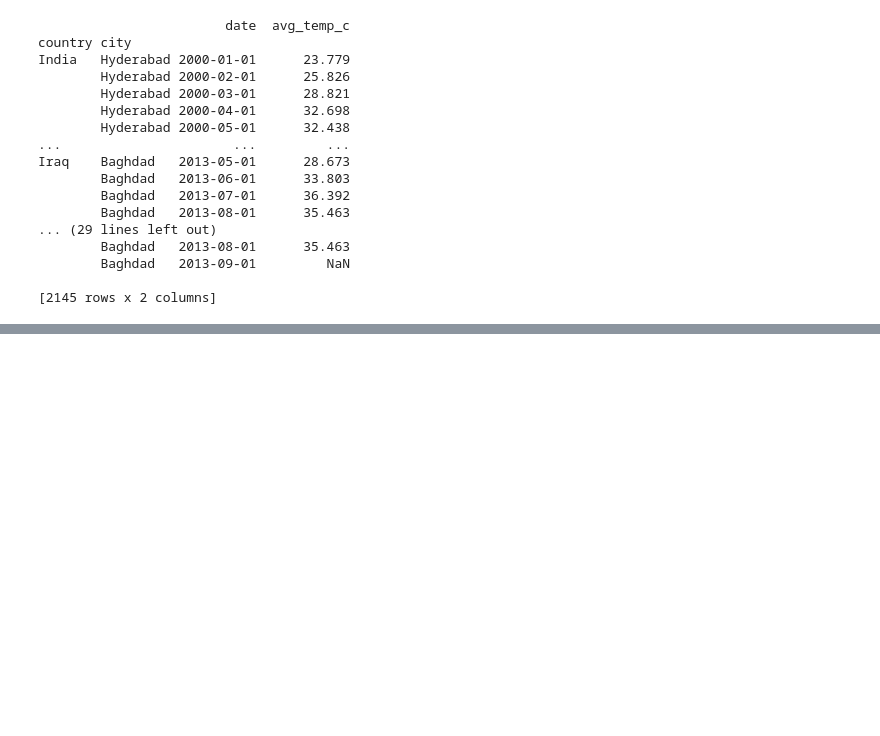
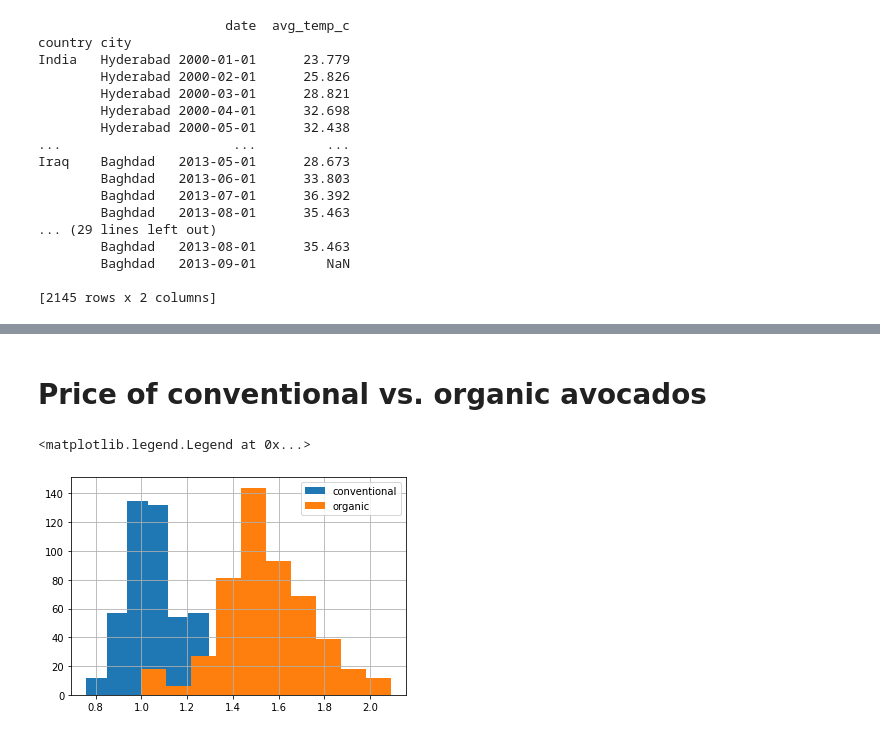
Before and after one commit to noahlias/datacamp_course, a Jupyter notebook: data-manipulation-with-pandas.ipynb, the cells around one changed output, grey strips where cells are left out. Saved outputs shown, nothing was run; the diff lists cells and outputs as text; code cells hidden in the pictures; blank space fills up the shorter version.

```diff
--- a/data-manipulation-with-pandas.ipynb
+++ b/data-manipulation-with-pandas.ipynb
@@ -802,0 +1040,16 @@ Iraq    Baghdad   2013-05-01      28.673
+# %% [markdown]
+# Price of conventional vs. organic avocados
+# %%
+# Histogram of conventional avg_price
+avocados[avocados['type']=='conventional']['avg_price'].hist()
+
+# Histogram of organic avg_price
+avocados[avocados['type']=='organic']['avg_price'].hist()
+
+# Add a legend
+plt.legend(['conventional','organic'])
+
+# Show the plot
+# %% [output]
+<matplotlib.legend.Legend at 0x...>
+[figure, added]
```
Also changed, not shown: parts of 34 cells of this notebook, 3 other files.
